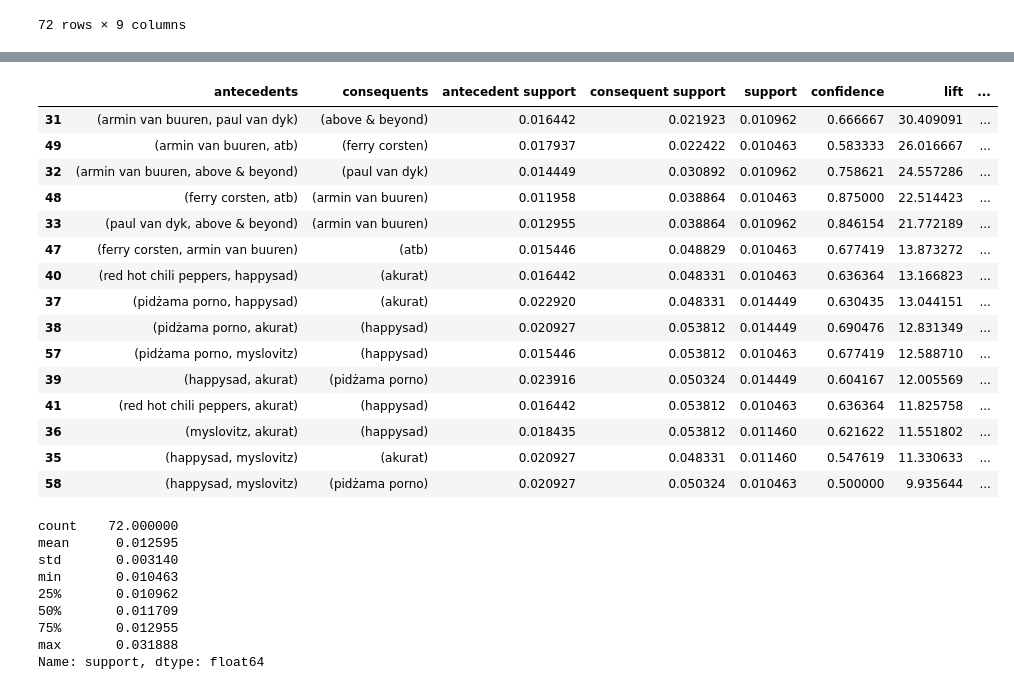
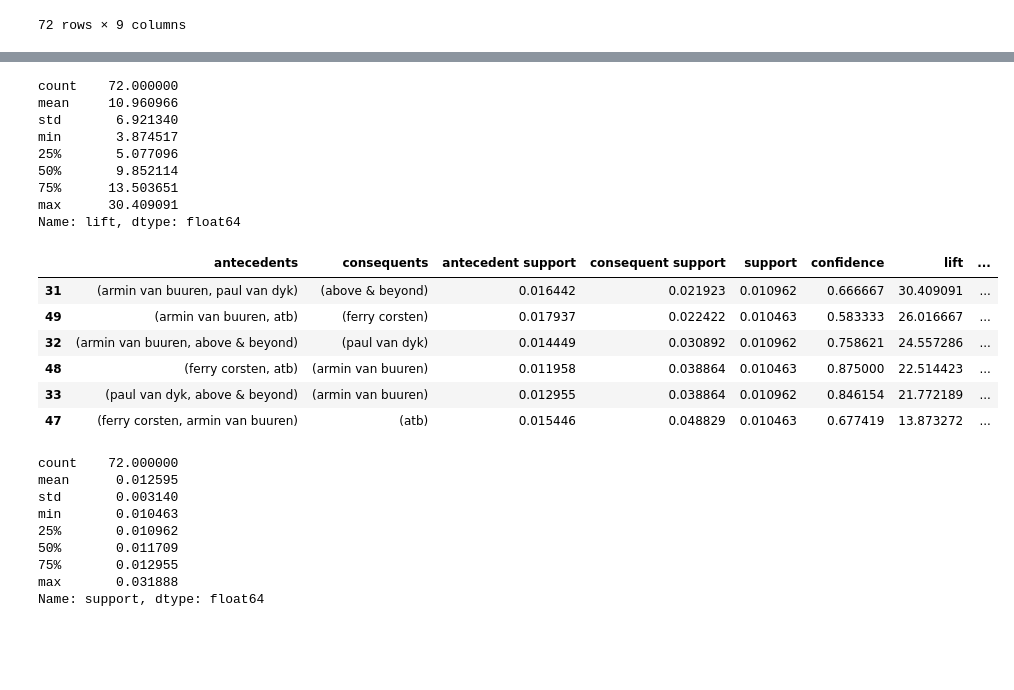
Before and after one commit to KatFei/data-mining-crs, a Jupyter notebook: Lab2/Hometask 2 - LastFM mining.ipynb, the cells around one changed output, grey strips where cells are left out. Drawn from its saved outputs; the diff is of its cells as text; code cells hidden in the pictures; blank space fills up the shorter version.

```diff
--- a/Lab2/Hometask 2 - LastFM mining.ipynb
+++ b/Lab2/Hometask 2 - LastFM mining.ipynb
@@ -355,22 +248,29 @@ Name: lift, dtype: float64
+# %%
+# проверяем разброс значений lift
+rules['lift'].describe()
+# %% [output]
+count    72.000000
+mean     10.960966
+std       6.921340
+min       3.874517
+25%       5.077096
+50%       9.852114
+75%      13.503651
+max      30.409091
+Name: lift, dtype: float64
 # %%
-rules[(rules['lift']>9.8)&(rules['antecedents'].apply(lambda x: len(x)) >= 2)].sort_values('lift',ascending=False)
+rules[
+    (rules['lift'] > 13.5) &
+    (rules['antecedent_len'] >= 2)
+].sort_values('lift', ascending=False)
 # %% [output]
 |  | antecedents | consequents | antecedent support | consequent support | support | confidence | lift | ... |
 | 31 | (armin van buuren, paul van dyk) | (above & beyond) | 0.016442 | 0.021923 | 0.010962 | 0.666667 | 30.409091 | ... |
 | 49 | (armin van buuren, atb) | (ferry corsten) | 0.017937 | 0.022422 | 0.010463 | 0.583333 | 26.016667 | ... |
 | 32 | (armin van buuren, above & beyond) | (paul van dyk) | 0.014449 | 0.030892 | 0.010962 | 0.758621 | 24.557286 | ... |
 | 48 | (ferry corsten, atb) | (armin van buuren) | 0.011958 | 0.038864 | 0.010463 | 0.875000 | 22.514423 | ... |
 | 33 | (paul van dyk, above & beyond) | (armin van buuren) | 0.012955 | 0.038864 | 0.010962 | 0.846154 | 21.772189 | ... |
 | 47 | (ferry corsten, armin van buuren) | (atb) | 0.015446 | 0.048829 | 0.010463 | 0.677419 | 13.873272 | ... |
-| 40 | (red hot chili peppers, happysad) | (akurat) | 0.016442 | 0.048331 | 0.010463 | 0.636364 | 13.166823 | ... |
-| 37 | (pidżama porno, happysad) | (akurat) | 0.022920 | 0.048331 | 0.014449 | 0.630435 | 13.044151 | ... |
-| 38 | (pidżama porno, akurat) | (happysad) | 0.020927 | 0.053812 | 0.014449 | 0.690476 | 12.831349 | ... |
-| 57 | (pidżama porno, myslovitz) | (happysad) | 0.015446 | 0.053812 | 0.010463 | 0.677419 | 12.588710 | ... |
-| 39 | (happysad, akurat) | (pidżama porno) | 0.023916 | 0.050324 | 0.014449 | 0.604167 | 12.005569 | ... |
-| 41 | (red hot chili peppers, akurat) | (happysad) | 0.016442 | 0.053812 | 0.010463 | 0.636364 | 11.825758 | ... |
-| 36 | (myslovitz, akurat) | (happysad) | 0.018435 | 0.053812 | 0.011460 | 0.621622 | 11.551802 | ... |
-| 35 | (happysad, myslovitz) | (akurat) | 0.020927 | 0.048331 | 0.011460 | 0.547619 | 11.330633 | ... |
-| 58 | (happysad, myslovitz) | (pidżama porno) | 0.020927 | 0.050324 | 0.010463 | 0.500000 | 9.935644 | ... |
 # %%
 rules['support'].describe()
 # %% [output]
```
Also changed, not shown: parts of 47 cells of this notebook.
